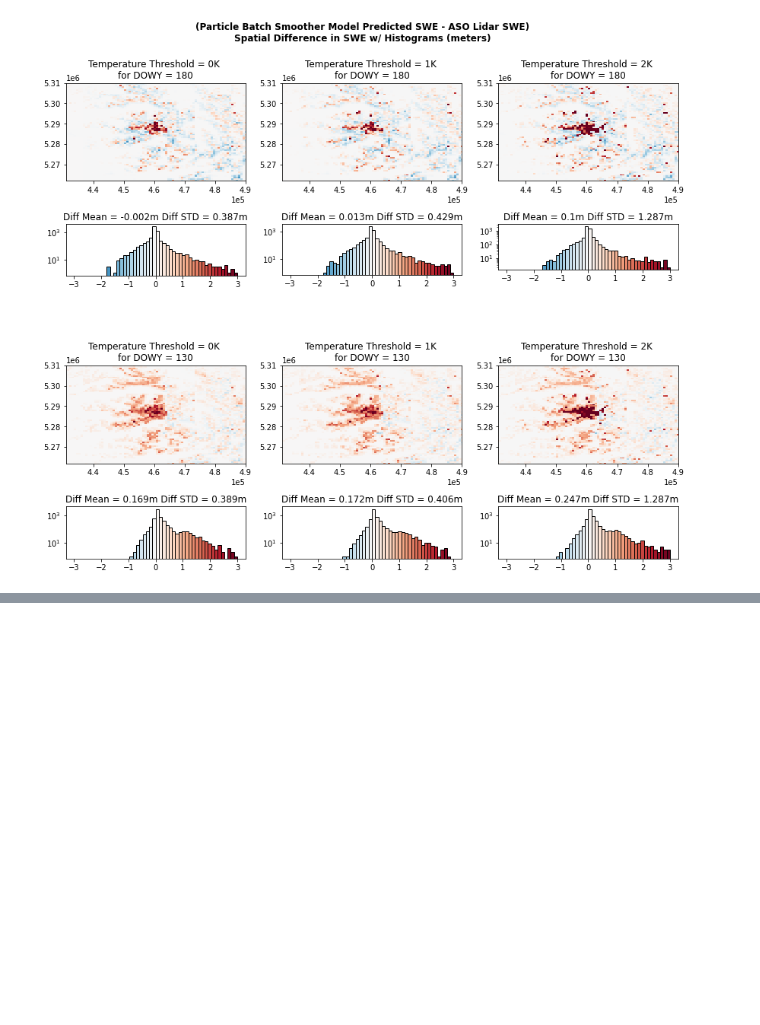
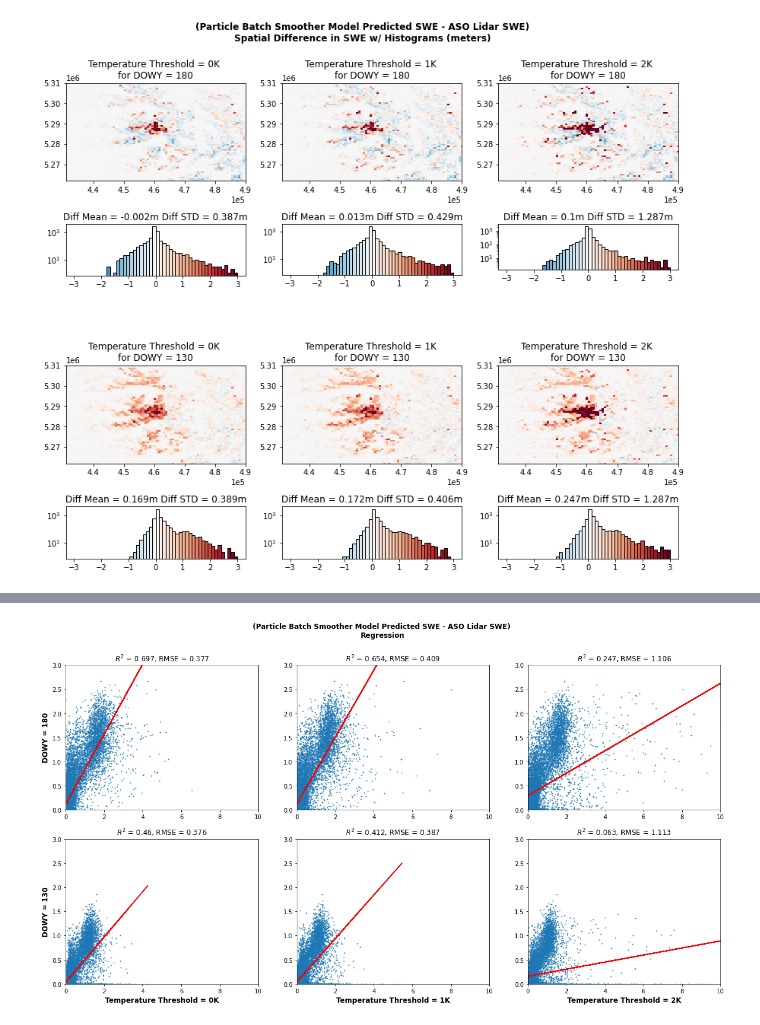
Before and after one commit to bessoh2/SnowHydro, a Jupyter notebook: plot_all_combinations.ipynb, the cells around one changed output, grey strips where cells are left out. Saved outputs shown, nothing was run; the diff lists cells and outputs as text; code cells hidden in the pictures; blank space fills up the shorter version.

Commit message:
add regression multi-plot

```diff
--- a/plot_all_combinations.ipynb
+++ b/plot_all_combinations.ipynb
@@ -166,0 +188,35 @@ plt.tight_layout()
+# %%
+# scatter plots
+ASO = [ASO_500m_ds_d1,ASO_500m_ds_d2]
+model = np.ndarray((3,2),dtype=object)
+model[0,0] = model_reproject_t0_d1
+model[0,1] = model_reproject_t0_d2
+
+model[1,0] = model_reproject_t1_d1
+model[1,1] = model_reproject_t1_d2
+
+model[2,0] = model_reproject_t2_d1
+model[2,1] = model_reproject_t2_d2
+
+f, ax = plt.subplots(2,3,figsize=(20,10))
+f.suptitle('(Particle Batch Smoother Model Predicted SWE - ASO Lidar SWE) \nRegression',fontsize='large', fontweight='bold')
+day_num = [day_num_1,day_num_2]
+threshold = [threshold_0,threshold_1,threshold_2]
+for c, d in enumerate(day_num):
+    for r, t in enumerate(threshold):
+        #difference[r,c].squeeze().plot.imshow(ax=ax[c,r],vmin=-5,vmax=5,cmap='RdBu_r')
+        ax[c,r].scatter(model[r,c].squeeze(), ASO[c].squeeze(),s=1)
+        res = stats.mstats.linregress(model[r,c].squeeze().to_masked_array(), ASO[c].squeeze().to_masked_array())
+        ax[c,r].plot(model[r,c].squeeze().to_masked_array(), res.intercept + res.slope*model[r,c].squeeze().to_masked_array(), 'r', label='fitted line')
+        #Slope = {round(res.slope,3)} Y-Intercept = {round(res.intercept,3)}\n
+        ax[c,r].set_title(f'$R^2$ = {round(res.rvalue**2,3)}, RMSE = {round(np.sqrt(((model[r,c].squeeze().to_masked_array() - ASO[c].squeeze().to_masked_array()) ** 2).mean()),3)}')
+        #ax[c,r].set_title('')
+        ax[c,r].set_xlim([0, 10])
+        ax[c,r].set_ylim([0, 3])
+        ax[c,r].set(xlabel='',ylabel='')
+        if c == 1:
+            ax[c,r].set_xlabel(f'Temperature Threshold = {t}K',fontsize='large', fontweight='bold')
+        if r == 0:
+            ax[c,r].set_ylabel(f'DOWY = {d}',fontsize='large', fontweight='bold')
+# %% [output]
+[figure, added]
```
Also changed, not shown: parts of 2 cells of this notebook.
